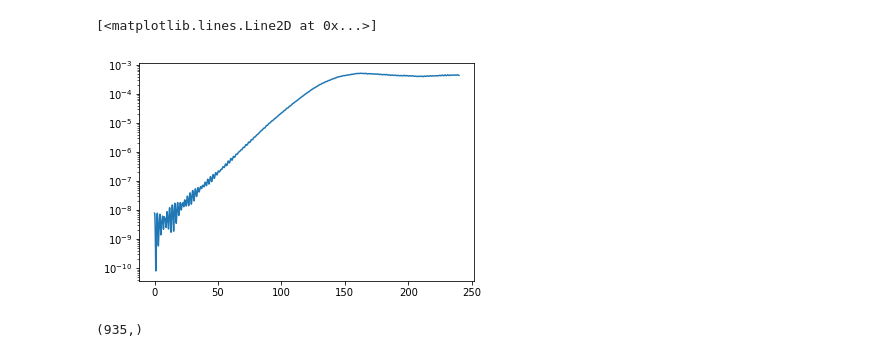
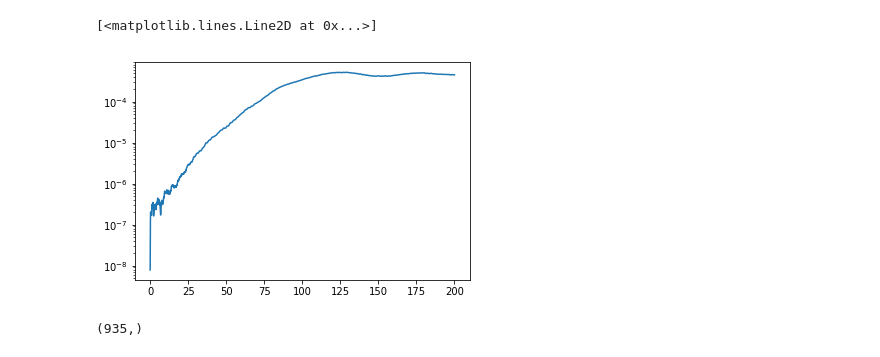
Before and after one commit to ratnania/mhd, a Jupyter notebook: 02_HybridModelling/HyCho.ipynb, the cells around one changed output. Drawn from its saved outputs; the diff is of its cells as text; code cells hidden in the pictures.

```diff
--- a/02_HybridModelling/HyCho.ipynb
+++ b/02_HybridModelling/HyCho.ipynb
@@ -562,13 +644,13 @@ time for solving linear system: 0.00458836555480957
 # %%
-test = np.loadtxt('test_draco.txt')
+test = np.loadtxt('results/test_sobol.txt')
 
 tn   = test[:, -1]
 en_B = test[:, -4]
 
 plt.semilogy(tn, en_B)
 # %% [output]
 [<matplotlib.lines.Line2D at 0x...>]
-[figure, old version]
+[figure, new version]
 # %%
 test[:, -1].shape
 # %% [output]
```
Also changed, not shown: parts of 8 cells of this notebook, 23 other files.
